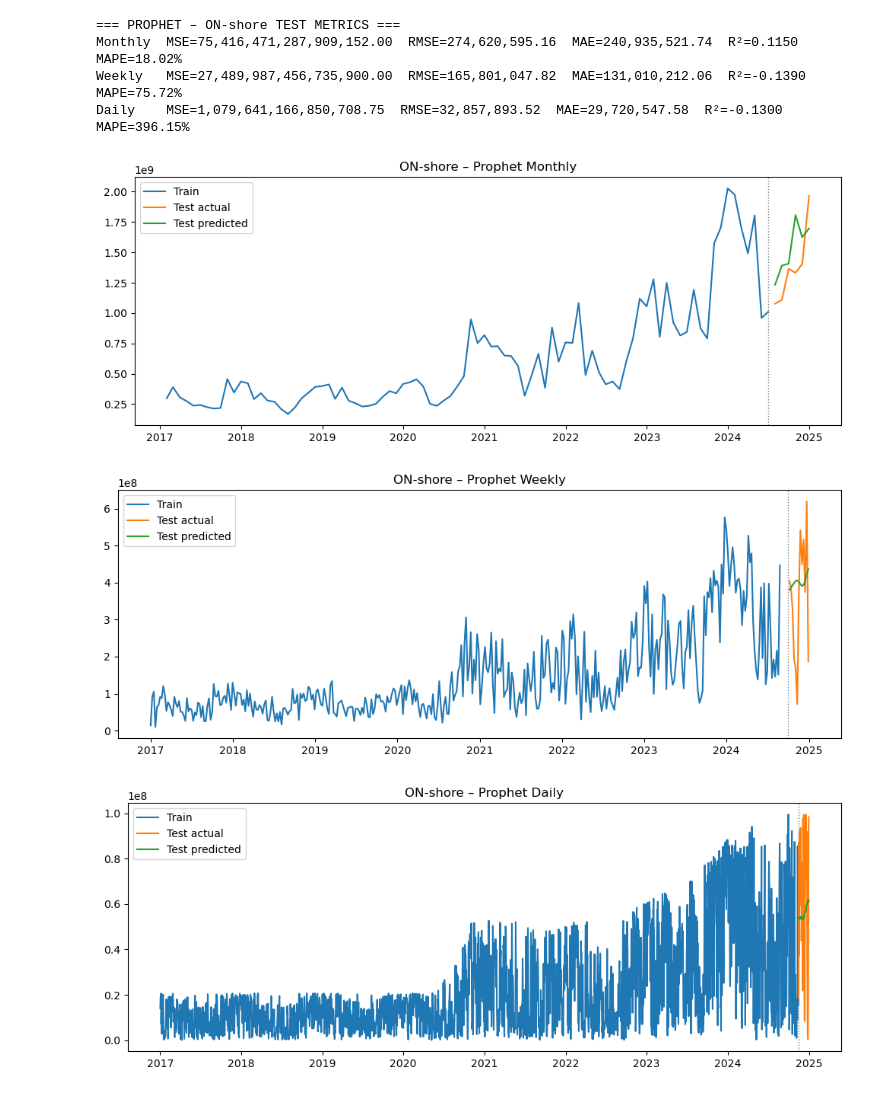
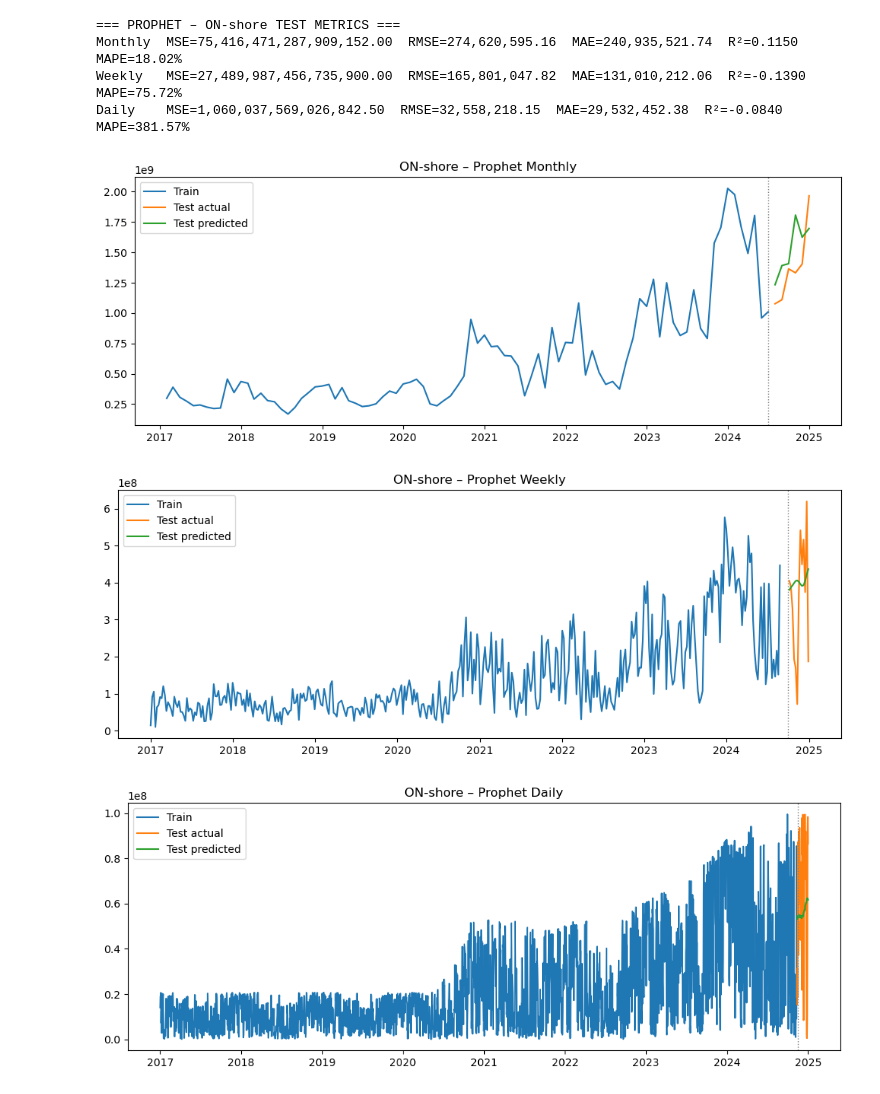
Before and after one commit to benrodion/Watts-next, a Jupyter notebook: models_prophet.ipynb, the cells around one changed output. Cells and saved outputs as stored; diff of their text form; code cells hidden in the pictures.

```diff
--- a/models_prophet.ipynb
+++ b/models_prophet.ipynb
@@ -6,7 +6,7 @@ import pandas as pd, numpy as np, matplotlib.pyplot as plt
 from sklearn.metrics import mean_squared_error, mean_absolute_error, r2_score
 from prophet import Prophet
 
-DATA_PATH = "final_offshore_data_2017_2025.csv"
+DATA_PATH = "/Users/polina/Watts-next/data/final_offshore_data_2017_2025.csv"
 SITE      = "OFF‑shore"
 
 # 1) LOAD & PREP -------------------------------------------------------
@@ -36,8 +36,8 @@ m_tr, m_val, m_te = split(df_M, "2024-06-30", "2024-01-01", "2024-07-01",
                                     "2024-07-01", "2025-01-01")
 w_tr, w_val, w_te = split(df_W, "2024-08-31", "2024-07-01", "2024-10-01",
                                     "2024-10-01", "2025-01-01")
-d_tr, d_val, d_te = split(df_D, "2024-11-14", "2024-10-01", "2024-11-15",
-                                    "2024-11-15", "2025-01-01")
+d_tr, d_val, d_te = split(df_D, "2024-11-13", "2024-10-02", "2024-11-13",
+                                    "2024-11-13", "2025-01-12")
 
 # 4) TRAIN -------------------------------------------------------------
 model_M = Prophet(yearly_seasonality=True).fit(m_tr[["ds","y"]])
@@ -45,7 +45,7 @@ model_W = Prophet(yearly_seasonality=True).fit(w_tr[["ds","y"]])
 model_D = Prophet(yearly_seasonality=True, weekly_seasonality=True).fit(d_tr[["ds","y"]])
 
 # 5) PREDICT + METRICS -------------------------------------------------
-def mape(a,f): return np.mean(np.abs((a-f)/(a+1e-9)))*100
+def mape(a,f): return np.mean(np.abs((a-f)/(a+1e-6)))*100
 def eval(model, test_df):
     fc = model.predict(test_df[["ds"]])[["ds","yhat"]]
     merged = test_df.merge(fc, on="ds")
@@ -103,7 +103,7 @@ import pandas as pd, numpy as np, matplotlib.pyplot as plt
 from sklearn.metrics import mean_squared_error, mean_absolute_error, r2_score
 from prophet import Prophet
 
-DATA_PATH = "final_onshore_data_2017_2025.csv"
+DATA_PATH = "/Users/polina/Watts-next/data/final_onshore_data_2017_2025.csv"
 SITE      = "ON‑shore"
 
 # 1) LOAD & PREP -------------------------------------------------------
@@ -133,8 +133,8 @@ m_tr, m_val, m_te = split(df_M, "2024-06-30", "2024-01-01", "2024-07-01",
                                     "2024-07-01", "2025-01-01")
 w_tr, w_val, w_te = split(df_W, "2024-08-31", "2024-07-01", "2024-10-01",
                                     "2024-10-01", "2025-01-01")
-d_tr, d_val, d_te = split(df_D, "2024-11-14", "2024-10-01", "2024-11-15",
-                                    "2024-11-15", "2025-01-01")
+d_tr, d_val, d_te = split(df_D, "2024-11-13", "2024-10-02", "2024-11-13",
+                                    "2024-11-13", "2025-01-12")
 
 # 4) TRAIN -------------------------------------------------------------
 model_M = Prophet(yearly_seasonality=True).fit(m_tr[["ds","y"]])
@@ -142,7 +142,7 @@ model_W = Prophet(yearly_seasonality=True).fit(w_tr[["ds","y"]])
 model_D = Prophet(yearly_seasonality=True, weekly_seasonality=True).fit(d_tr[["ds","y"]])
 
 # 5) PREDICT + METRICS -------------------------------------------------
-def mape(a,f): return np.mean(np.abs((a-f)/(a+1e-9)))*100
+def mape(a,f): return np.mean(np.abs((a-f)/(a+1e-6)))*100
 def eval(model, test_df):
     fc = model.predict(test_df[["ds"]])[["ds","yhat"]]
     merged = test_df.merge(fc, on="ds")
@@ -188,7 +188,7 @@ plot_one(d_tr, d_te,
 === PROPHET – ON‑shore TEST METRICS ===
 Monthly  MSE=75,416,471,287,909,152.00  RMSE=274,620,595.16  MAE=240,935,521.74  R²=0.1150  MAPE=18.02%
 Weekly   MSE=27,489,987,456,735,900.00  RMSE=165,801,047.82  MAE=131,010,212.06  R²=-0.1390  MAPE=75.72%
-Daily    MSE=1,079,641,166,850,708.75  RMSE=32,857,893.52  MAE=29,720,547.58  R²=-0.1300  MAPE=396.15%
+Daily    MSE=1,060,037,569,026,842.50  RMSE=32,558,218.15  MAE=29,532,452.38  R²=-0.0840  MAPE=381.57%
 [figure]
 [figure]
-[figure, old version]
+[figure, new version]
```
Also changed, not shown: parts of 2 cells of this notebook.
